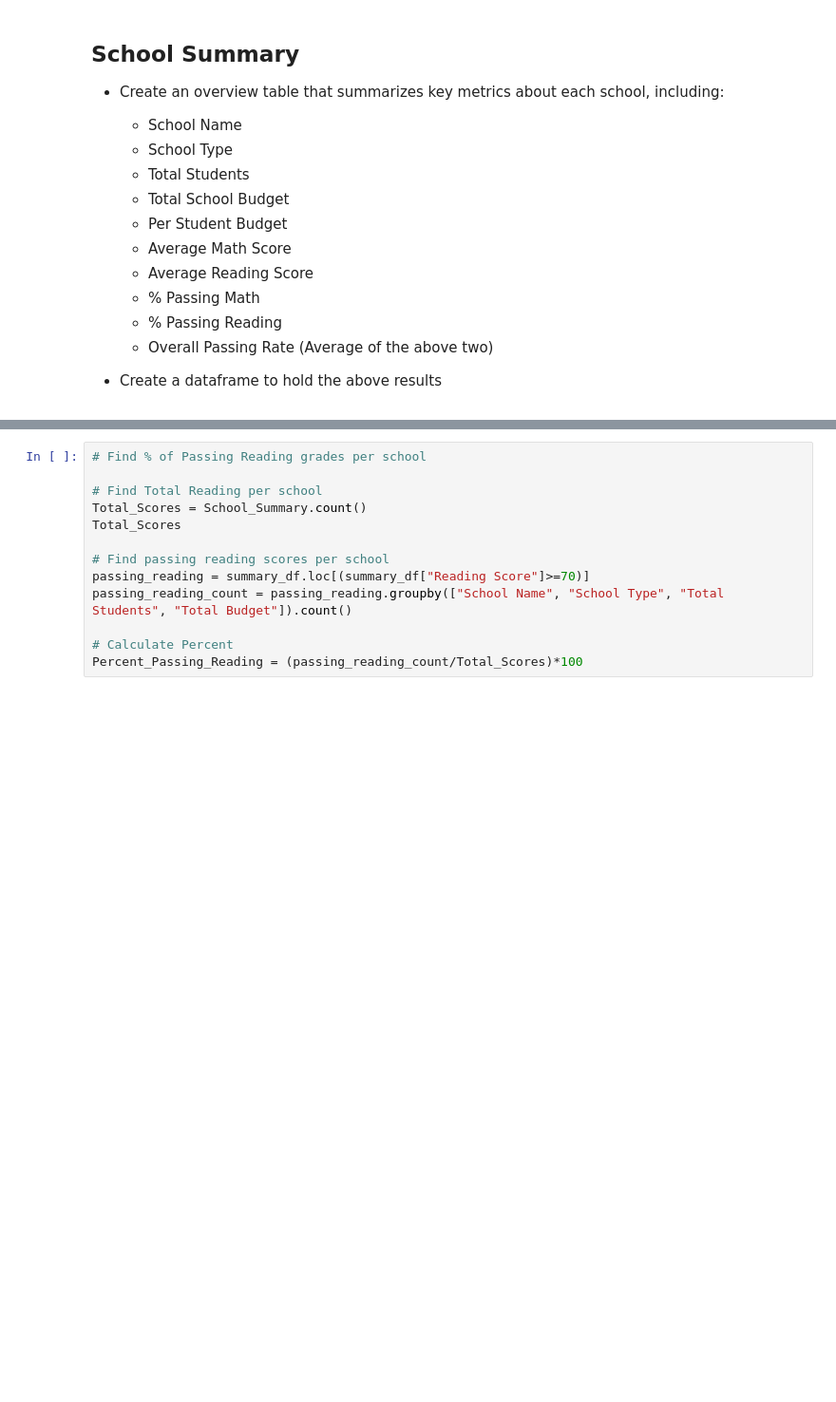
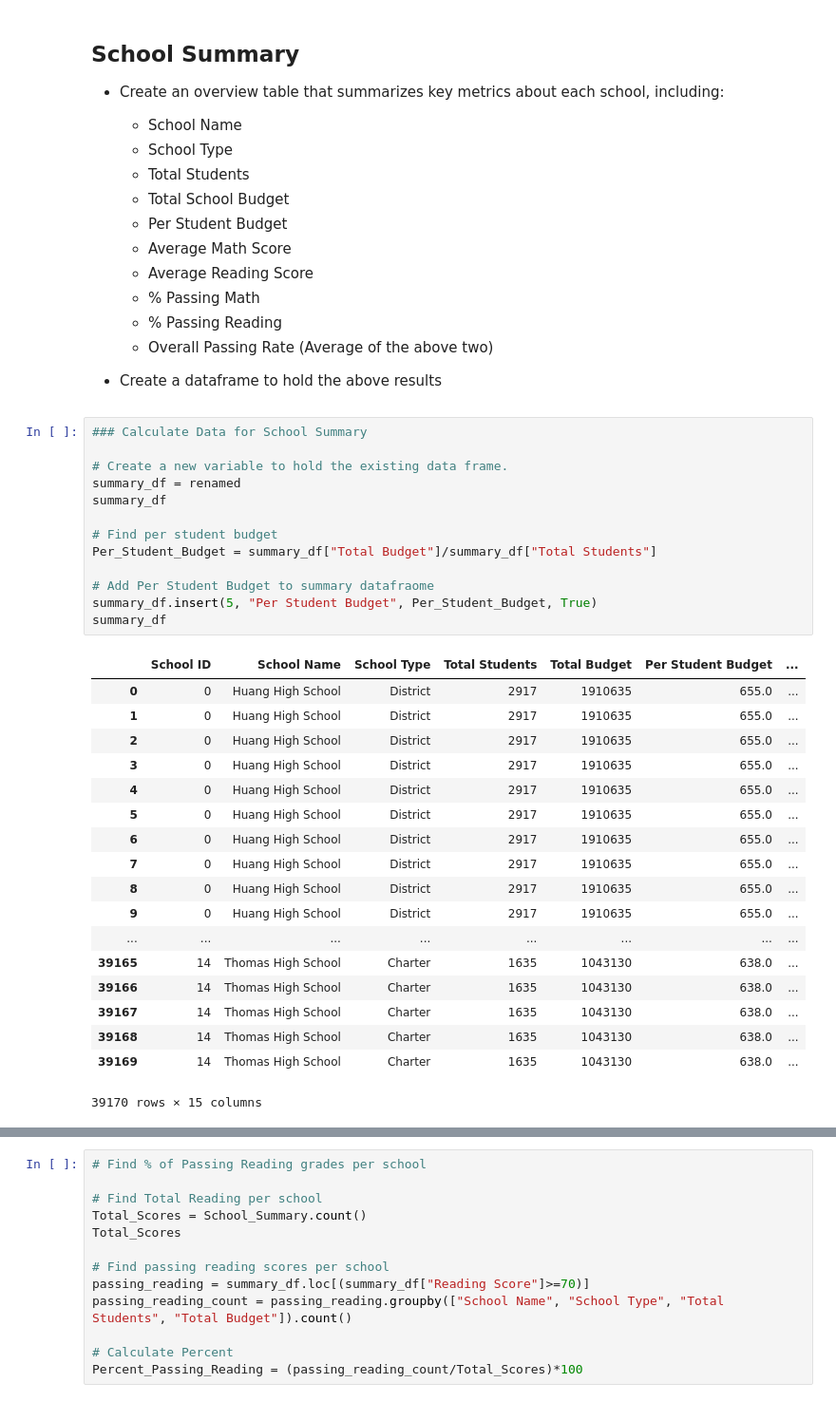
Before and after one commit to Rob-Ottogalli/pandas-challenge, a Jupyter notebook: PyCitySchools/PyCitySchools_Robert Ottogalli.ipynb, the cells around one changed output, grey strips where cells are left out. Shown: that part at 95% size. Saved outputs shown, nothing was run; the diff lists cells and outputs as text; blank space fills up the shorter version.

```diff
--- a/PyCitySchools/PyCitySchools_Robert Ottogalli.ipynb
+++ b/PyCitySchools/PyCitySchools_Robert Ottogalli.ipynb
@@ -150,4 +150,36 @@ Summary_Table
   * Overall Passing Rate (Average of the above two)
 
 * Create a dataframe to hold the above results
+# %%
+### Calculate Data for School Summary
+
+# Create a new variable to hold the existing data frame.
+summary_df = renamed
+summary_df
+
+# Find per student budget
+Per_Student_Budget = summary_df["Total Budget"]/summary_df["Total Students"]
+
+# Add Per Student Budget to summary datafraome
+summary_df.insert(5, "Per Student Budget", Per_Student_Budget, True)
+summary_df
+# %% [output]
+|  | School ID | School Name | School Type | Total Students | Total Budget | Per Student Budget | ... |
+| 0 | 0 | Huang High School | District | 2917 | 1910635 | 655.0 | ... |
+| 1 | 0 | Huang High School | District | 2917 | 1910635 | 655.0 | ... |
+| 2 | 0 | Huang High School | District | 2917 | 1910635 | 655.0 | ... |
+| 3 | 0 | Huang High School | District | 2917 | 1910635 | 655.0 | ... |
+| 4 | 0 | Huang High School | District | 2917 | 1910635 | 655.0 | ... |
+| 5 | 0 | Huang High School | District | 2917 | 1910635 | 655.0 | ... |
+| 6 | 0 | Huang High School | District | 2917 | 1910635 | 655.0 | ... |
+| 7 | 0 | Huang High School | District | 2917 | 1910635 | 655.0 | ... |
+| 8 | 0 | Huang High School | District | 2917 | 1910635 | 655.0 | ... |
+| 9 | 0 | Huang High School | District | 2917 | 1910635 | 655.0 | ... |
+| ... | ... | ... | ... | ... | ... | ... | ... |
+| 39165 | 14 | Thomas High School | Charter | 1635 | 1043130 | 638.0 | ... |
+| 39166 | 14 | Thomas High School | Charter | 1635 | 1043130 | 638.0 | ... |
+| 39167 | 14 | Thomas High School | Charter | 1635 | 1043130 | 638.0 | ... |
+| 39168 | 14 | Thomas High School | Charter | 1635 | 1043130 | 638.0 | ... |
+| 39169 | 14 | Thomas High School | Charter | 1635 | 1043130 | 638.0 | ... |
+39170 rows × 15 columns
 # %%
```
Also changed, not shown: parts of 6 cells of this notebook, 1 other file.
